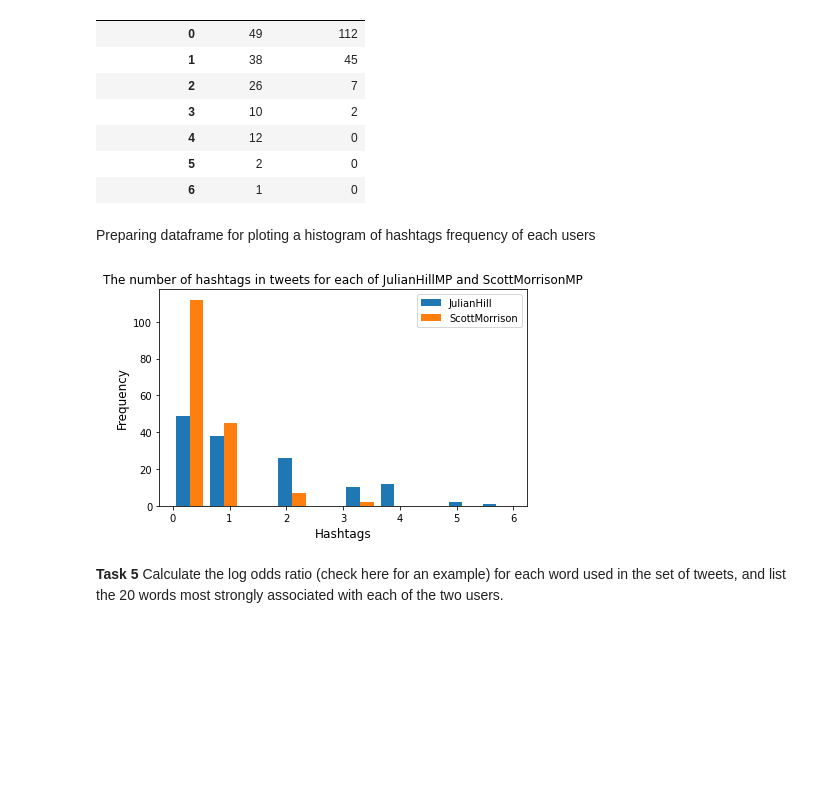
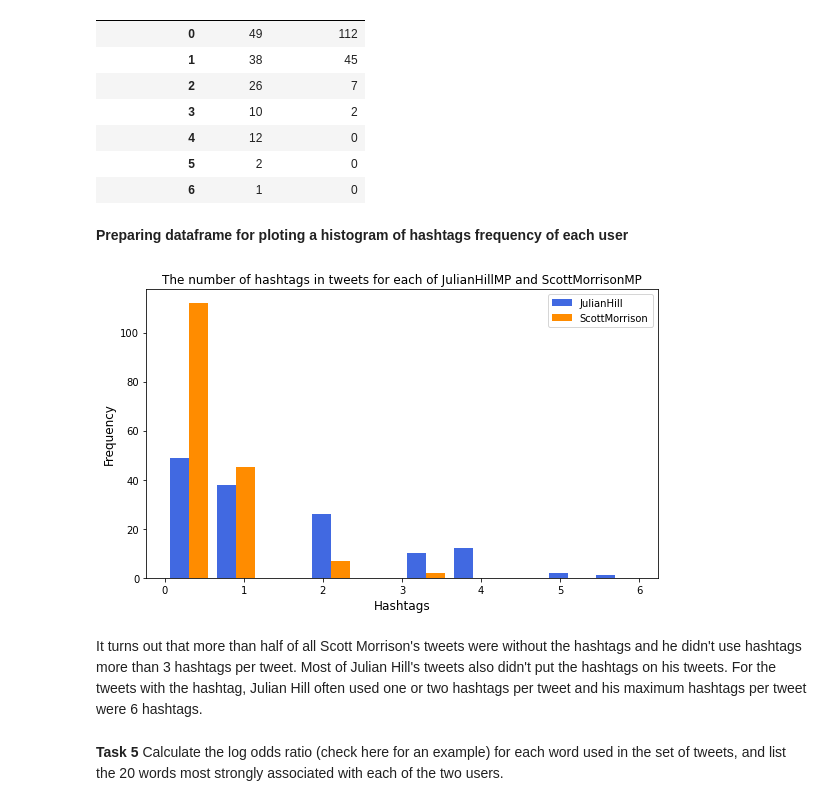
Before and after one commit to mona-piya/Twitter_Analysis, a Jupyter notebook: twitterAnalysis.ipynb, the cells around one changed output. Saved outputs shown, nothing was run; the diff lists cells and outputs as text; code cells hidden in the pictures; blank space fills up the shorter version.

```diff
--- a/twitterAnalysis.ipynb
+++ b/twitterAnalysis.ipynb
@@ -17,10 +15,10 @@ warnings.filterwarnings('ignore')
 # %%
 # Your credentials go here ...
 
-consumer_key = 'TsBOnrwydStaWmvUeShzJ90iS'
-consumer_key_secret = 'FkkmXlmwTSjaf8pds7rz3tvOpehRVPpB8lKlWBQzBp4fsDbKY1'
-access_token = '2576751307-N7lUuCWkpY7ZcNDJZlRzDB6QAnfEjN9tgWhhA9B'
-access_token_secret = 'L6nOSOKuJ2GbSDj8nTfGb5yCQVxGKlZrIFzzdtyacwfkV'
+consumer_key = '...'
+consumer_key_secret = '...'
+access_token = '...'
+access_token_secret = '...'
 
 auth = tweepy.OAuthHandler(consumer_key, consumer_key_secret)
 
@@ -258,7 +259,8 @@ media_prob_true
 | 3 | Scott Morrison | 65.060241 |
 | 1 | Julian Hill MP | 65.942029 |
 # %%
-ax = media_prob_true.plot(kind='bar', x='user', y= 'percentage', figsize=(8,4), width=0.4, rot=0)
+colors = ['royalblue' if (x == 'Julian Hill MP') else 'darkorange' for x in media_prob_true['user']]
+ax = media_prob_true.plot(kind='bar', x='user', y= 'percentage', figsize=(8,4), width=0.4, rot=0, color=colors)
 for p in ax.patches:
     width = p.get_width()
     height = p.get_height()
@@ -338,7 +342,7 @@ all_hashtags
 | 5 | 2 | 0 |
 | 6 | 1 | 0 |
 # %% [markdown]
-Preparing dataframe for ploting a histogram of hashtags frequency of each users
+__Preparing dataframe for ploting a histogram of hashtags frequency of each user__
 # %%
 hashtags_JH = df[df['user'] == 'Julian Hill MP']
 hashtags_JH = hashtags_JH['hashtags_count']
@@ -347,15 +351,18 @@ hashtags_SM = df[df['user'] == 'Scott Morrison']
 hashtags_SM = hashtags_SM['hashtags_count']
 #hashtags_SM
 # %%
-plt.hist([hashtags_JH, hashtags_SM], label=['JulianHill', 'ScottMorrison'], bins = 10)
-plt.figsize=(8,6)
+colors = ['royalblue', 'darkorange']
+plt.figure(figsize=(8,5))
+plt.hist([hashtags_JH, hashtags_SM], label=['JulianHill', 'ScottMorrison'], bins = 10, color=colors)
 plt.title('The number of hashtags in tweets for each of JulianHillMP and ScottMorrisonMP', fontsize = 12)
 plt.xlabel('Hashtags', fontsize = 12)
 plt.ylabel('Frequency', fontsize = 12)
 plt.legend(loc='upper right')
 plt.tight_layout()
 # %% [output]
-[figure, old version]
+[figure, new version]
+# %% [markdown]
+It turns out that more than half of all Scott Morrison's tweets were without the hashtags and he didn't use hashtags more than 3 hashtags per tweet. Most of Julian Hill's tweets also didn't put the hashtags on his tweets. For the tweets with the hashtag, Julian Hill often used one or two hashtags per tweet and his maximum hashtags per tweet were 6 hashtags.
 # %% [markdown]
 **Task 5** Calculate the log odds ratio (check here for an example) for each word used in the set of tweets, and list the 20 words most strongly associated with each of the two users.
 # %%
```
Also changed, not shown: parts of 106 cells of this notebook.
